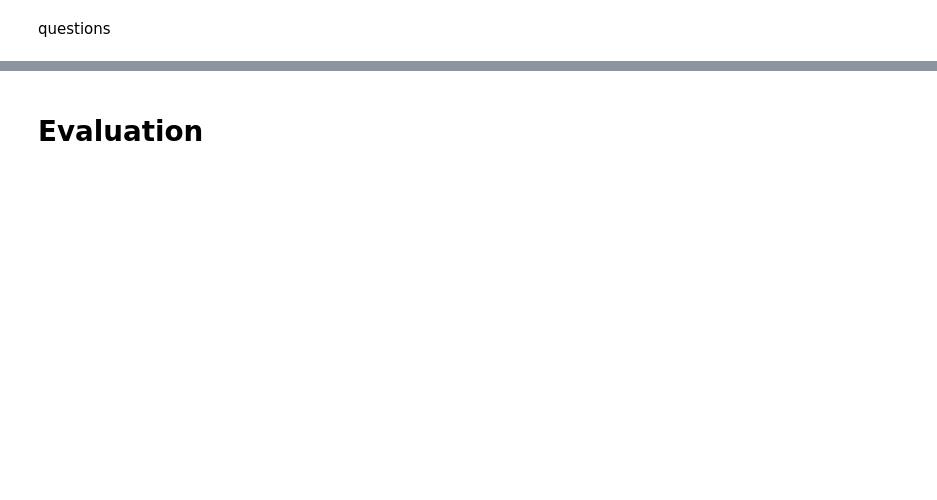
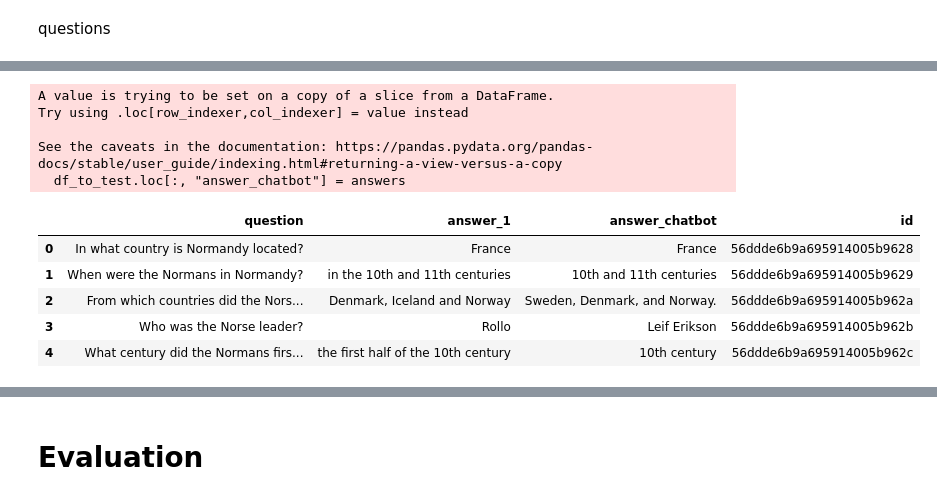
Before and after one commit to mariadancianu/RAG-Optimization, a Jupyter notebook: nb_experiments.ipynb, the cells around one changed output, grey strips where cells are left out. Drawn from its saved outputs; the diff is of its cells as text; code cells hidden in the pictures; blank space fills up the shorter version.

```diff
--- a/nb_experiments.ipynb
+++ b/nb_experiments.ipynb
@@ -294,7 +311,7 @@ from langchain.embeddings import HuggingFaceEmbeddings
 from langchain_community.vectorstores import Chroma
 from langchain_openai import OpenAIEmbeddings
 # %%
-openai_embeddings = OpenAIEmbeddings(model="text-embedding-ada-002")
+openai_embeddings = OpenAIEmbeddings(model="text-embedding-ada-002", openai_api_key="")
 
 #huggingface_embeddings = HuggingFaceEmbeddings(
  #   model_name="sentence-transformers/all-mpnet-base-v2"
@@ -405,7 +452,19 @@ KeyboardInterrupt:
 # %%
-df_to_test = df_to_test.loc[0:99]
+#df_to_test = df_to_test.loc[0:499]
 df_to_test.loc[:, "answer_chatbot"] = answers
 #df_to_test.loc[:, "correct_answer"] = df_to_test.apply(lambda x: x.answer_0 in x.answer_chatbot, axis=1)
 df_to_test[["question", "answer_1", "answer_chatbot", "id"]].head()
+# %% [output]
+A value is trying to be set on a copy of a slice from a DataFrame.
+Try using .loc[row_indexer,col_indexer] = value instead
+
+See the caveats in the documentation: https://pandas.pydata.org/pandas-docs/stable/user_guide/indexing.html#returning-a-view-versus-a-copy
+  df_to_test.loc[:, "answer_chatbot"] = answers
+|  | question | answer_1 | answer_chatbot | id |
+| 0 | In what country is Normandy located? | France | France | 56ddde6b9a695914005b9628 |
+| 1 | When were the Normans in Normandy? | in the 10th and 11th centuries | 10th and 11th centuries | 56ddde6b9a695914005b9629 |
+| 2 | From which countries did the Nors... | Denmark, Iceland and Norway | Sweden, Denmark, and Norway. | 56ddde6b9a695914005b962a |
+| 3 | Who was the Norse leader? | Rollo | Leif Erikson | 56ddde6b9a695914005b962b |
+| 4 | What century did the Normans firs... | the first half of the 10th century | 10th century | 56ddde6b9a695914005b962c |
 # %%
 df_to_test.loc[3, "answer_chatbot"]
```
Also changed, not shown: parts of 22 cells of this notebook, 8 other files.
